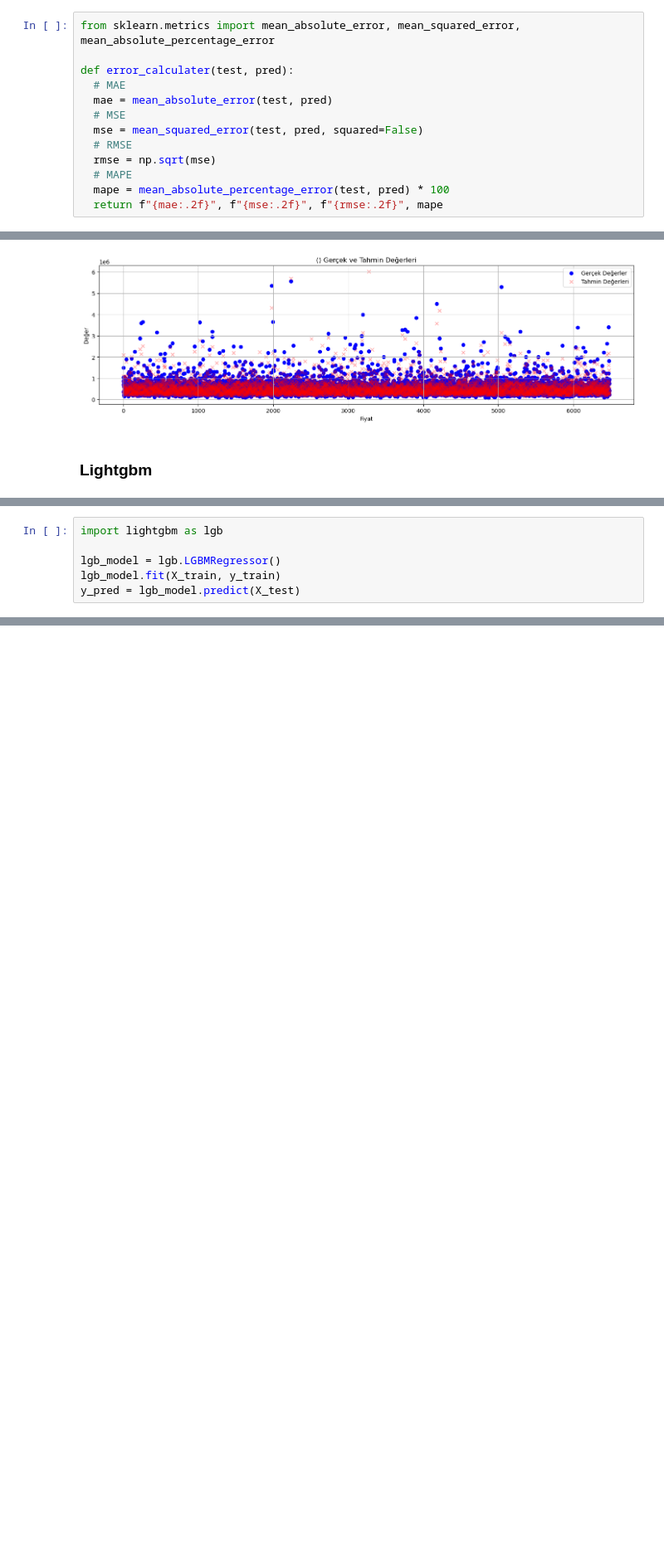
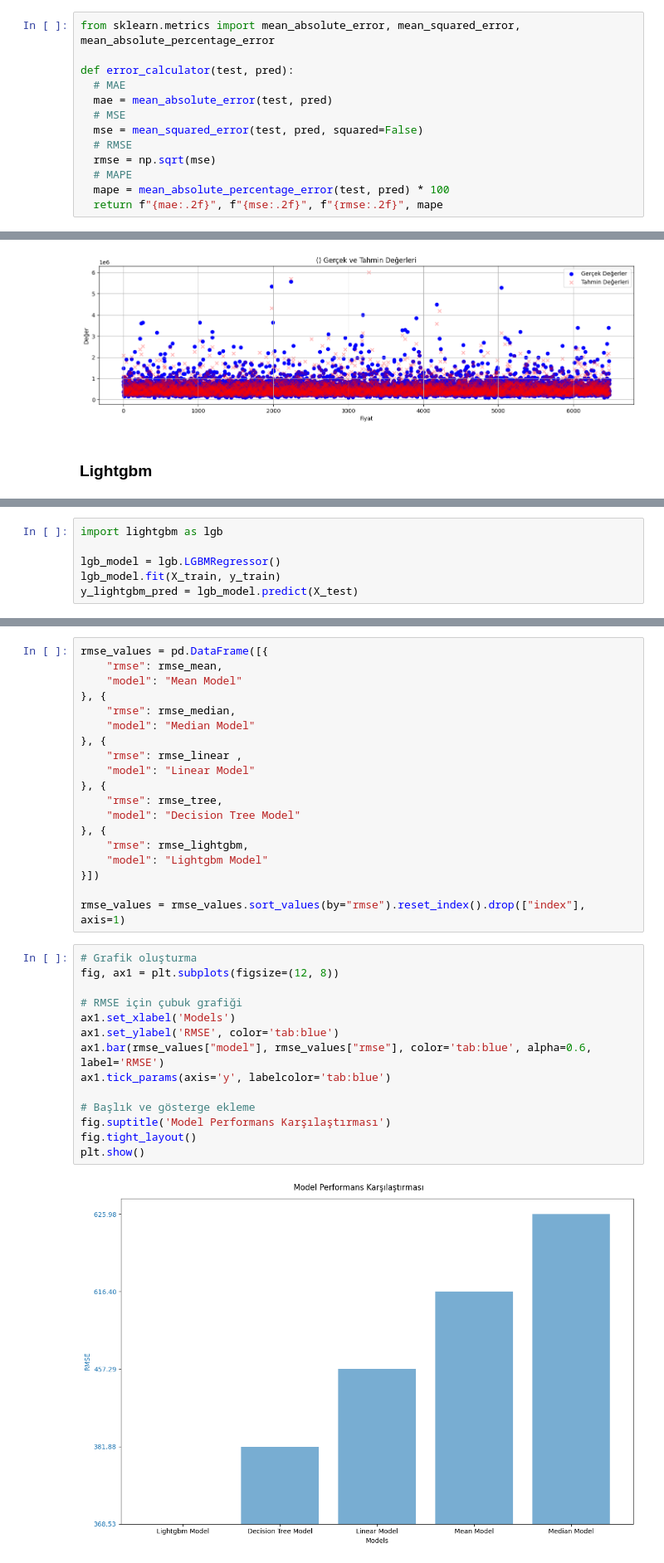
Before and after one commit to ismailcankaratas/Boston-Housing-ML, a Jupyter notebook: app.ipynb, the cells around one changed output, grey strips where cells are left out. Shown at 83% size. Saved outputs shown, nothing was run; the diff lists cells and outputs as text; blank space fills up the shorter version.

```diff
--- a/app.ipynb
+++ b/app.ipynb
@@ -343,7 +307,7 @@ Verilerimizi modele vermeden önce model performansı için scale işlemi uygulu
 # %%
 from sklearn.metrics import mean_absolute_error, mean_squared_error, mean_absolute_percentage_error
 
-def error_calculater(test, pred):
+def error_calculator(test, pred):
   # MAE
   mae = mean_absolute_error(test, pred)
   # MSE
@@ -449,5 +438,5 @@ import lightgbm as lgb
 
 lgb_model = lgb.LGBMRegressor()
 lgb_model.fit(X_train, y_train)
-y_pred = lgb_model.predict(X_test)
+y_lightgbm_pred = lgb_model.predict(X_test)
 # %% [output]
@@ -471,0 +478,35 @@ pred_plot(y_test, y_pred, "Lightgbm")
+# %%
+rmse_values = pd.DataFrame([{
+    "rmse": rmse_mean,
+    "model": "Mean Model"
+}, {
+    "rmse": rmse_median,
+    "model": "Median Model"
+}, {
+    "rmse": rmse_linear ,
+    "model": "Linear Model"
+}, {
+    "rmse": rmse_tree,
+    "model": "Decision Tree Model"
+}, {
+    "rmse": rmse_lightgbm,
+    "model": "Lightgbm Model"
+}])
+
+rmse_values = rmse_values.sort_values(by="rmse").reset_index().drop(["index"], axis=1)
+# %%
+# Grafik oluşturma
+fig, ax1 = plt.subplots(figsize=(12, 8))
+
+# RMSE için çubuk grafiği
+ax1.set_xlabel('Models')
+ax1.set_ylabel('RMSE', color='tab:blue')
+ax1.bar(rmse_values["model"], rmse_values["rmse"], color='tab:blue', alpha=0.6, label='RMSE')
+ax1.tick_params(axis='y', labelcolor='tab:blue')
+
+# Başlık ve gösterge ekleme
+fig.suptitle('Model Performans Karşılaştırması')
+fig.tight_layout()
+plt.show()
+# %% [output]
+[figure, added]
```
Also changed, not shown: parts of 23 cells of this notebook, 1 other file.
